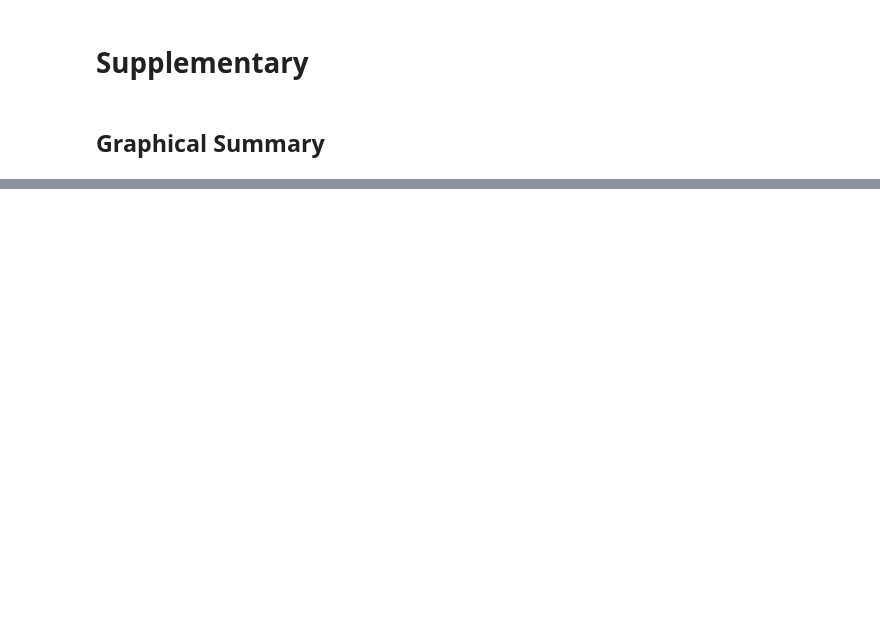
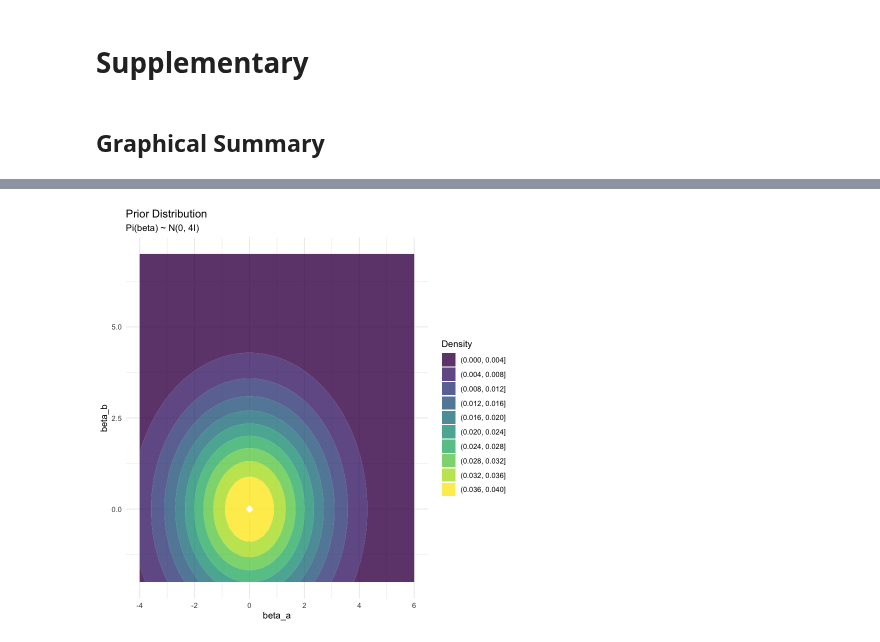
Before and after one commit to StatFunGen/statgen-prerequisites, a Jupyter notebook: Bayesian_multivariate_normal_mean_model.ipynb, the cells around one changed output, grey strips where cells are left out. Drawn from its saved outputs; the diff is of its cells as text; code cells hidden in the pictures; blank space fills up the shorter version.

```diff
--- a/Bayesian_multivariate_normal_mean_model.ipynb
+++ b/Bayesian_multivariate_normal_mean_model.ipynb
@@ -732,0 +596,16 @@ Sample size: 5
+# %%
+# Plot 2: Prior distribution
+prior_grid <- create_contour_data(prior_mean, prior_cov, xlim, ylim)
+p2 <- ggplot(prior_grid, aes(x = X1, y = X2, z = density)) +
+  geom_contour_filled(alpha = 0.8, bins = 10) +
+  geom_point(data = data.frame(X1 = prior_mean[1], X2 = prior_mean[2]),
+             aes(x = X1, y = X2), color = "white", size = 4, shape = 18, inherit.aes = FALSE) +
+  scale_fill_viridis_d(name = "Density") +
+  labs(title = "Prior Distribution",
+       subtitle = "Pi(beta) ~ N(0, 4I)",
+       x = "beta_a", y = "beta_b") +
+  xlim(xlim) + ylim(ylim) +
+  theme_minimal()
+p2
+# %% [output]
+[figure, added]
```
Also changed, not shown: parts of 60 cells of this notebook, 13 other files.
